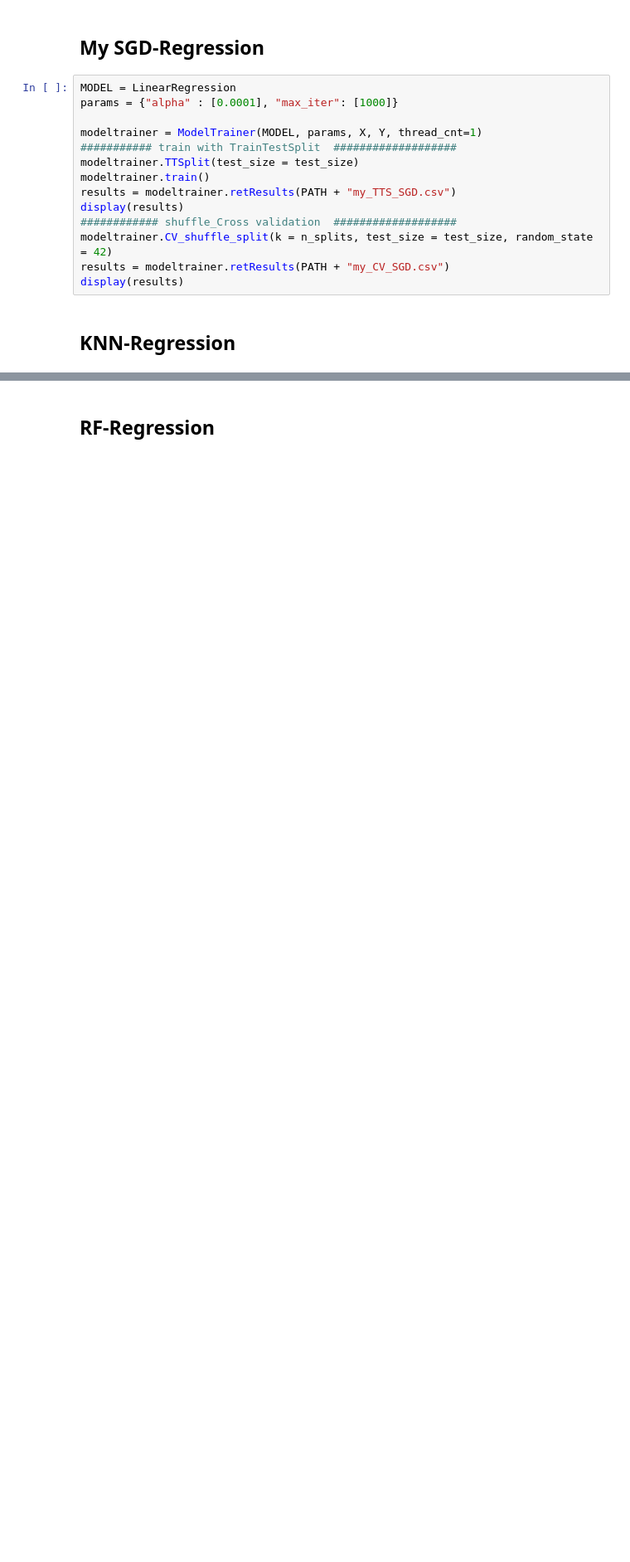
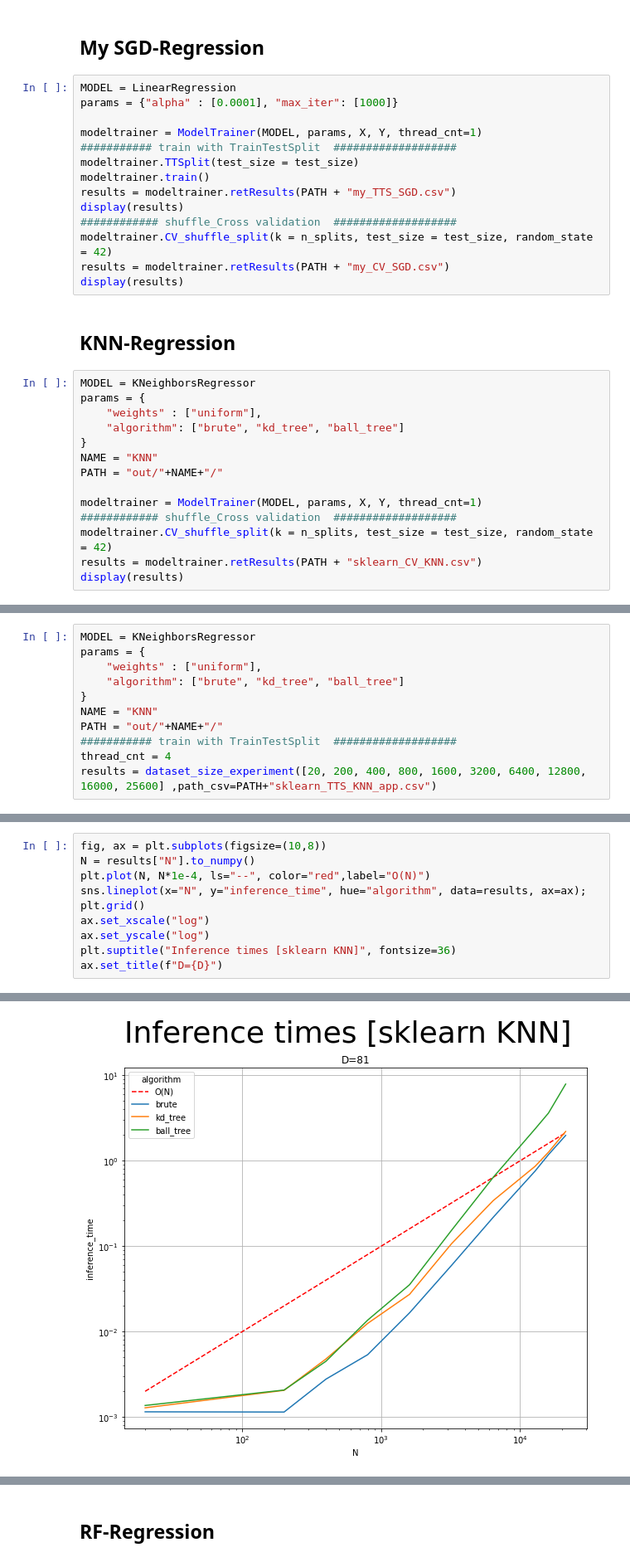
Before and after one commit to hitimr/ML_2020, a Jupyter notebook: Ex2/Superconductivity/supercon_regression.ipynb, the cells around one changed output, grey strips where cells are left out. Shown: that part at 83% size. Saved outputs shown, nothing was run; the diff lists cells and outputs as text; blank space fills up the shorter version.

Commit message:
graphs

```diff
--- a/Ex2/Superconductivity/supercon_regression.ipynb
+++ b/Ex2/Superconductivity/supercon_regression.ipynb
@@ -97,3 +113,17 @@ results = modeltrainer.retResults(PATH + "my_CV_SGD.csv")
 display(results)
 # %% [markdown]
 ## KNN-Regression
+# %%
+MODEL = KNeighborsRegressor
+params = {
+    "weights" : ["uniform"],
+    "algorithm": ["brute", "kd_tree", "ball_tree"]
+}
+NAME = "KNN"
+PATH = "out/"+NAME+"/"
+
+modeltrainer = ModelTrainer(MODEL, params, X, Y, thread_cnt=1)
+############ shuffle_Cross validation  ###################
+modeltrainer.CV_shuffle_split(k = n_splits, test_size = test_size, random_state = 42)
+results = modeltrainer.retResults(PATH + "sklearn_CV_KNN.csv")
+display(results)
@@ -99,0 +185,11 @@ display(results)
+# %%
+MODEL = KNeighborsRegressor
+params = {
+    "weights" : ["uniform"],
+    "algorithm": ["brute", "kd_tree", "ball_tree"]
+}
+NAME = "KNN"
+PATH = "out/"+NAME+"/"
+########### train with TrainTestSplit  ###################
+thread_cnt = 4
+results = dataset_size_experiment([20, 200, 400, 800, 1600, 3200, 6400, 12800, 16000, 25600] ,path_csv=PATH+"sklearn_TTS_KNN_app.csv")
@@ -99,0 +231,11 @@ display(results)
+# %%
+fig, ax = plt.subplots(figsize=(10,8))
+N = results["N"].to_numpy()
+plt.plot(N, N*1e-4, ls="--", color="red",label="O(N)")
+sns.lineplot(x="N", y="inference_time", hue="algorithm", data=results, ax=ax);
+plt.grid()
+ax.set_xscale("log")
+ax.set_yscale("log")
+plt.suptitle("Inference times [sklearn KNN]", fontsize=36)
+ax.set_title(f"D={D}")
+# %% [output]
@@ -99,0 +243 @@ display(results)
+[figure, added]
```
Also changed, not shown: parts of 15 cells of this notebook, 6 other files.
